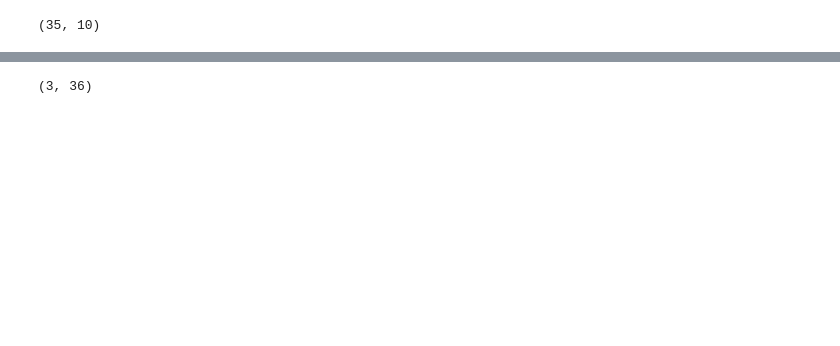
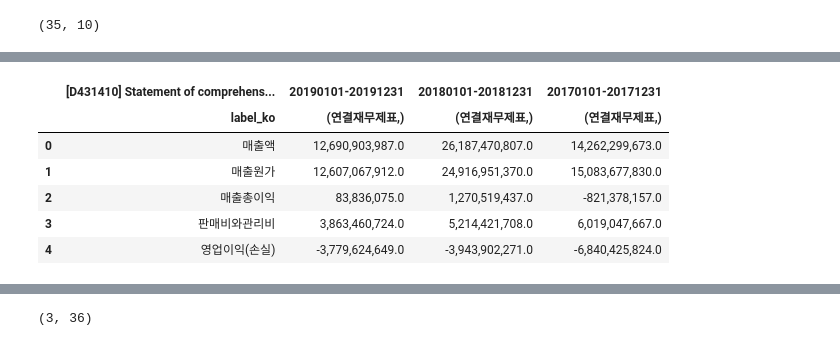
Before and after one commit to Seungki-Jeong/Analysis-of-Corporate-Bankruptcy, a Jupyter notebook: (windows)재무제표, 현금흐름표, 포괄손익계산서 예시-Copy1.ipynb, the cells around one changed output, grey strips where cells are left out. Cells and saved outputs as stored; diff of their text form; code cells hidden in the pictures; blank space fills up the shorter version.

```diff
--- a/(windows)재무제표, 현금흐름표, 포괄손익계산서 예시-Copy1.ipynb
+++ b/(windows)재무제표, 현금흐름표, 포괄손익계산서 예시-Copy1.ipynb
@@ -243,0 +246,11 @@ df_cis.shape
+# %%
+df_cis_1 = df_cis.iloc[:,[1,7,8,9]]
+df_cis_1.head(5)
+# %% [output]
+|  | [D431410] Statement of comprehens... | 20190101-20191231 | 20180101-20181231 | 20170101-20171231 |
+|  | label_ko | (연결재무제표,) | (연결재무제표,) | (연결재무제표,) |
+| 0 | 매출액 | 12,690,903,987.0 | 26,187,470,807.0 | 14,262,299,673.0 |
+| 1 | 매출원가 | 12,607,067,912.0 | 24,916,951,370.0 | 15,083,677,830.0 |
+| 2 | 매출총이익 | 83,836,075.0 | 1,270,519,437.0 | -821,378,157.0 |
+| 3 | 판매비와관리비 | 3,863,460,724.0 | 5,214,421,708.0 | 6,019,047,667.0 |
+| 4 | 영업이익(손실) | -3,779,624,649.0 | -3,943,902,271.0 | -6,840,425,824.0 |
```
Also changed, not shown: parts of 15 cells of this notebook, 4 other files.
